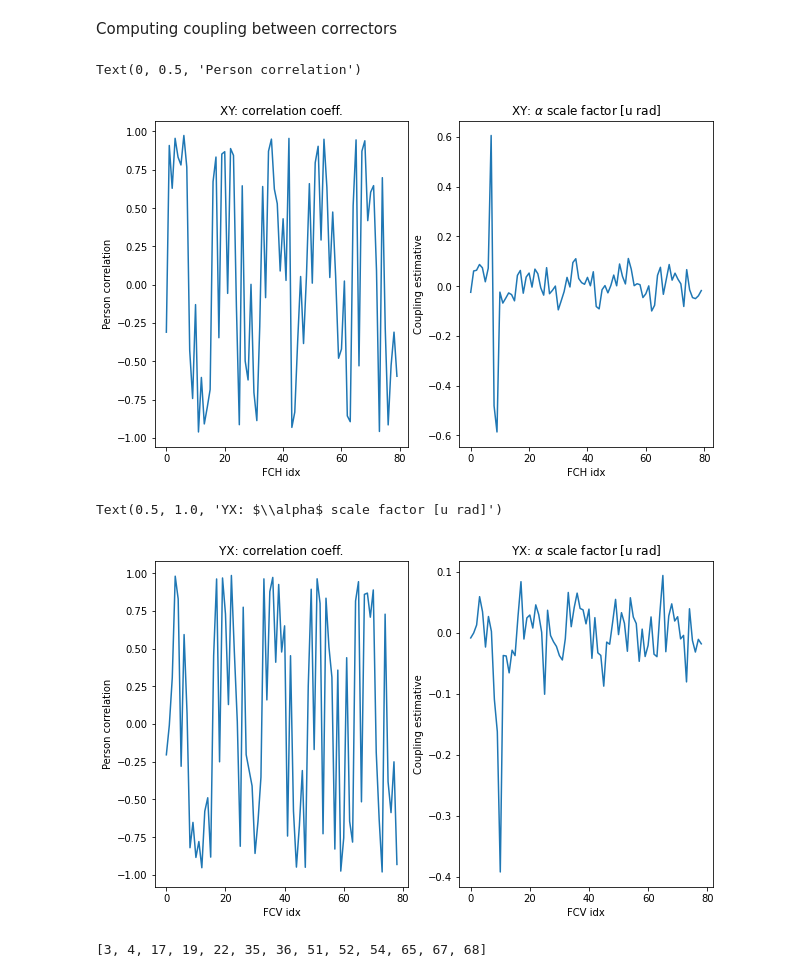
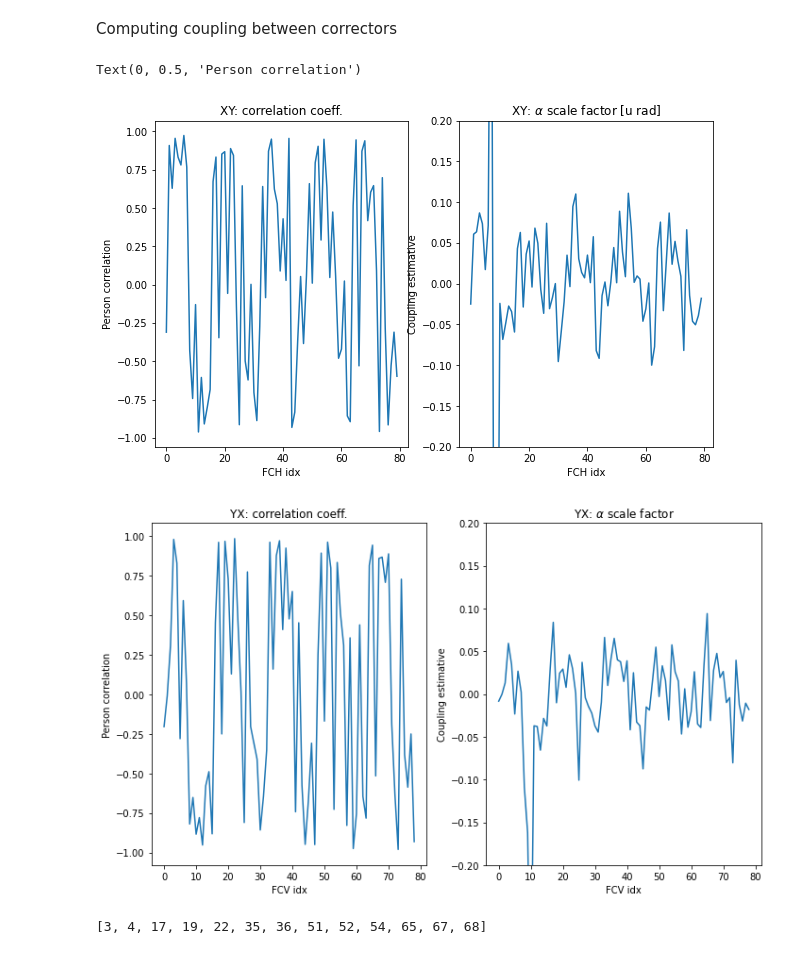
Before and after one commit to lnls-fac/apsuite, a Jupyter notebook: apsuite/fast_correctors/fast_correctors_polarization_measure.ipynb, the cells around one changed output. Cells and saved outputs as stored; diff of their text form; code cells hidden in the pictures.

```diff
--- a/apsuite/fast_correctors/fast_correctors_polarization_measure.ipynb
+++ b/apsuite/fast_correctors/fast_correctors_polarization_measure.ipynb
@@ -301,6 +365,7 @@ fig, ax = plt.subplots(1,2, figsize=(10,6))
 ax[0].plot(xy_corrcoeff)
 ax[0].set_title('XY: correlation coeff.')
 ax[1].plot(alphaxy)
+ax[1].set_ylim(-0.2, 0.2)
 ax[1].set_title(r'XY: $\alpha$ scale factor [u rad]')
 ax[0].set_xlabel('FCH idx')
 ax[1].set_xlabel('FCH idx')
@@ -308,7 +373,7 @@ ax[1].set_ylabel('Coupling estimative')
 ax[0].set_ylabel('Person correlation')
 # %% [output]
 Text(0, 0.5, 'Person correlation')
-[figure, old version]
+[figure, new version]
 # %%
 # Trying to find coupling in the measures for FCV
 fcvx_meas = meas_orm[:160, 80:]
@@ -318,17 +383,18 @@ alphayx = compute_alpha(fcvx_meas, fchx_mod[:, :-1])
 # %%
 fig, ax = plt.subplots(1,2, figsize=(10,6))
 ax[0].plot(yx_corrcoeff)
 ax[0].set_title('YX: correlation coeff.')
 ax[0].set_xlabel('FCV idx')
 ax[1].set_xlabel('FCV idx')
 ax[1].set_ylabel('Coupling estimative')
 ax[0].set_ylabel('Person correlation')
 
 ax[1].plot(alphayx)
-ax[1].set_title(r'YX: $\alpha$ scale factor [u rad]')
+ax[1].set_ylim(-0.2, 0.2)
+ax[1].set_title(r'YX: $\alpha$ scale factor')
+plt.tight_layout()
 # %% [output]
-Text(0.5, 1.0, 'YX: $\\alpha$ scale factor [u rad]')
-[figure, old version]
+[figure, new version]
 # %%
 coupled_fch = np.where(xy_corrcoeff > 0.75)[0]
 coupled_fcv = np.where(yx_corrcoeff > 0.75)[0]
```
Also changed, not shown: parts of 28 cells of this notebook, 10 other files.
